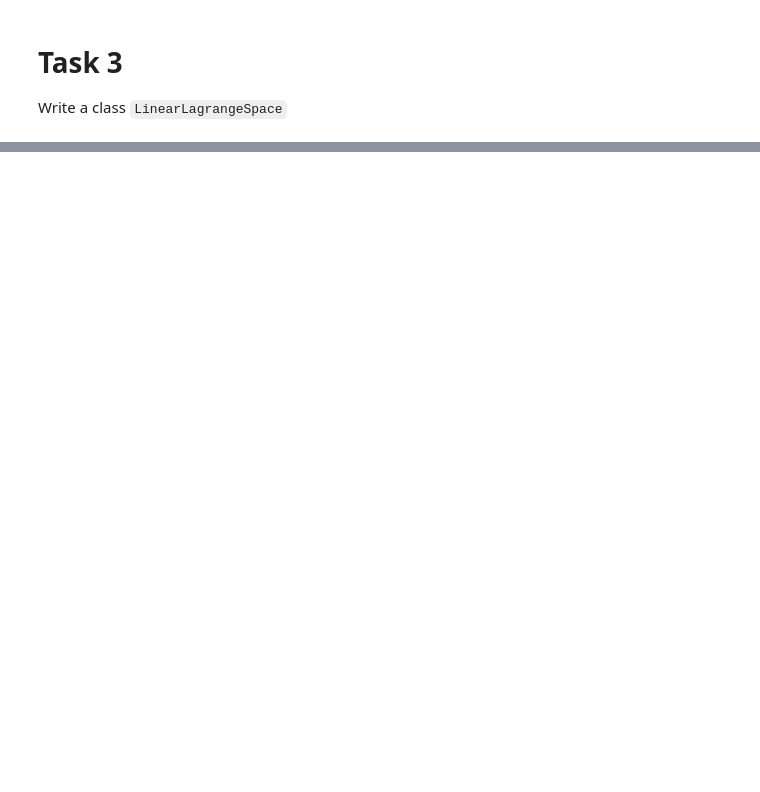
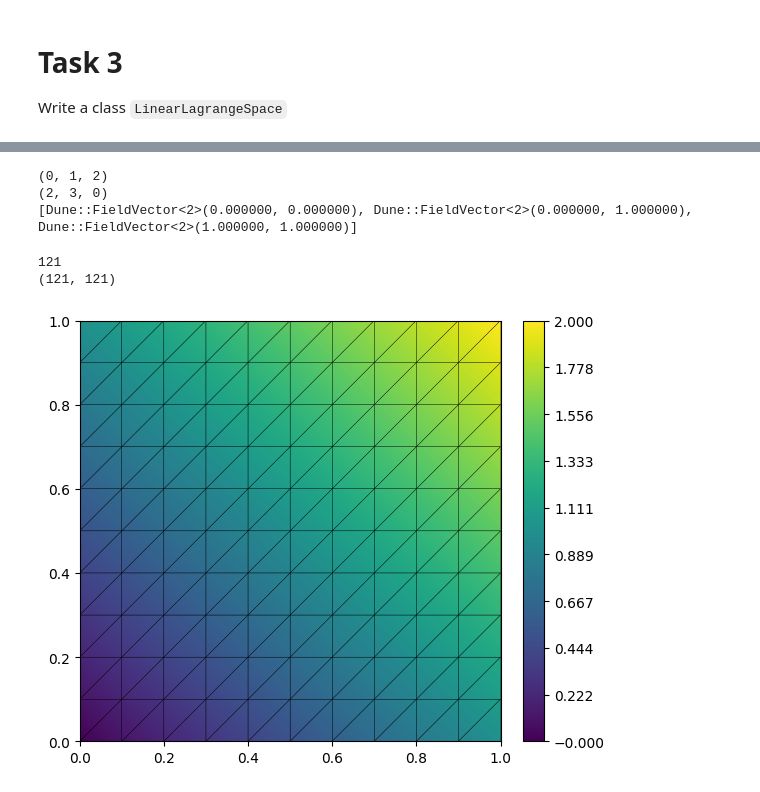
Before and after one commit to CHMN-LU/NUMN33_Project2, a Jupyter notebook: Project2.ipynb, the cells around one changed output, grey strips where cells are left out. Drawn from its saved outputs; the diff is of its cells as text; code cells hidden in the pictures; blank space fills up the shorter version.

```diff
--- a/Project2.ipynb
+++ b/Project2.ipynb
@@ -45,0 +89,8 @@ With gradients: [[-1. -1.]
+# %%
+print(space.mapper.subIndices(e0, 2))
+print(space.mapper.subIndices(e1, 2))
+print([v.geometry.center for v in e0.vertices])
+# %% [output]
+(0, 1, 2)
+(2, 3, 0)
+[Dune::FieldVector<2>(0.000000, 0.000000), Dune::FieldVector<2>(0.000000, 1.000000), Dune::FieldVector<2>(1.000000, 1.000000)]
@@ -45,0 +166,16 @@ With gradients: [[-1. -1.]
+# %%
+# Testing assemble
+@gridFunction(gridView, name="Test", order=3)
+def test(x):
+    #return np.array([x[0]**2+x[1]])
+    return np.sum(x)
+b, M = assemble(space, test)
+print(len(b))
+#print(b)
+print(M.shape)
+#print(M.todense())
+test.plot()
+# %% [output]
+121
+(121, 121)
+[figure, added]
```
Also changed, not shown: parts of 12 cells of this notebook.
